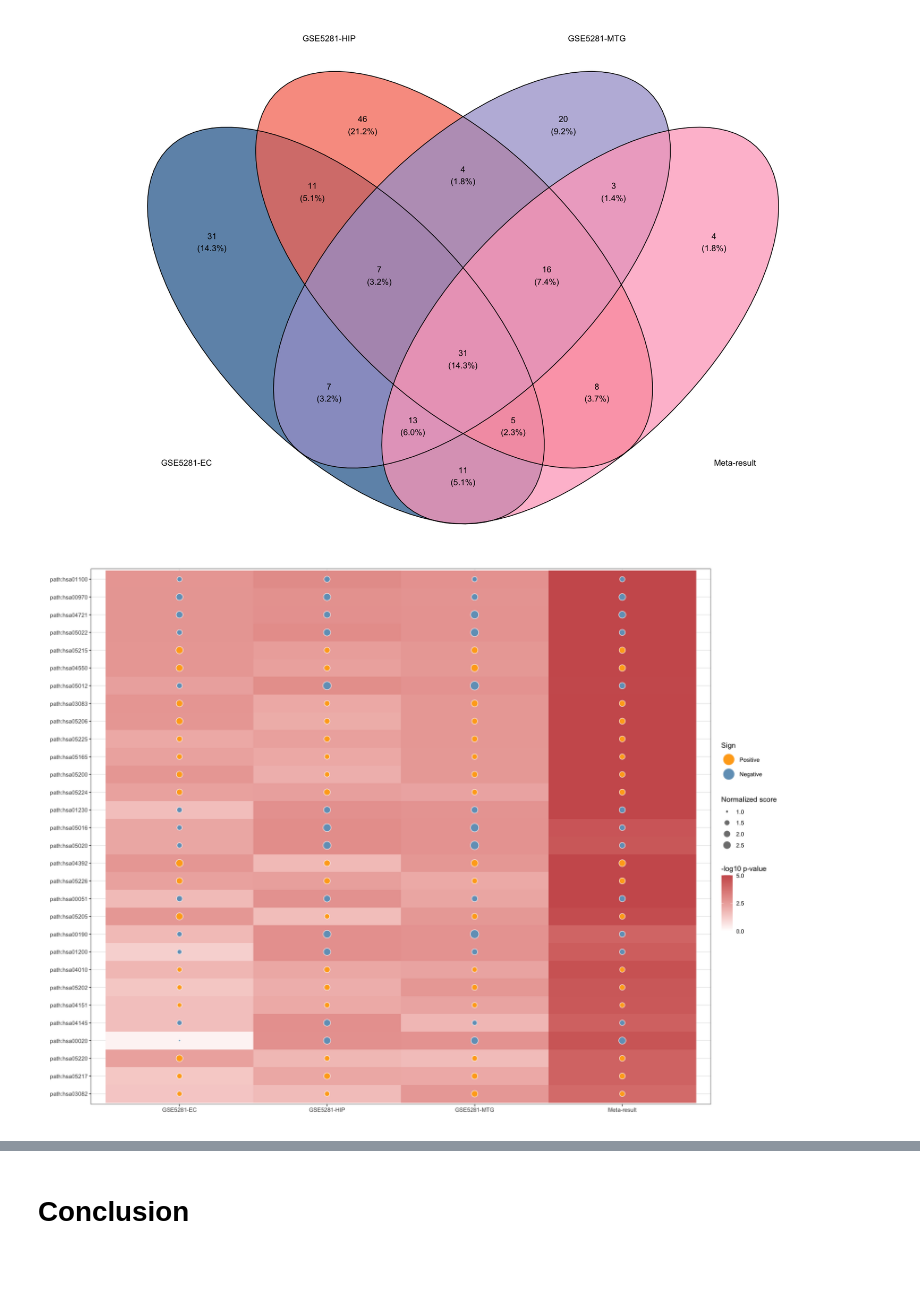
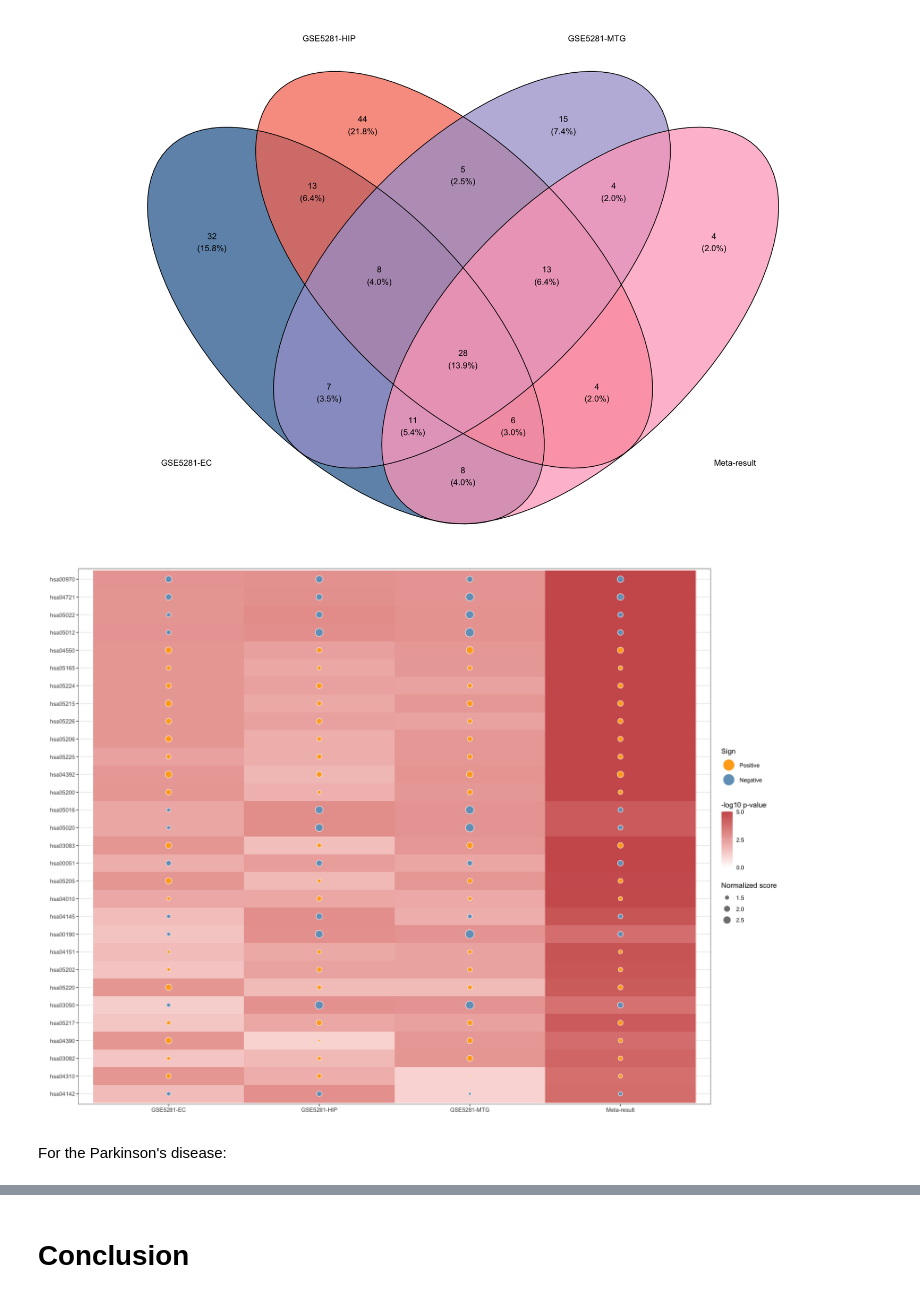
Before and after one commit to NIGMS/Consensus-Pathway-Analysis-in-the-Cloud, a Jupyter notebook: Module05-Meta_Analysis.ipynb, the cells around one changed output, grey strips where cells are left out. Cells and saved outputs as stored; diff of their text form; code cells hidden in the pictures; blank space fills up the shorter version.

```diff
--- a/Module05-Meta_Analysis.ipynb
+++ b/Module05-Meta_Analysis.ipynb
@@ -143,7 +197,8 @@ names(allData) <- data.IDs
 # Remove empty dataset
 allData <- allData[!sapply(allData, is.null)]
 # Get all human geneset
-geneSet <- getKEGGGeneSet("hsa")
+suppressWarnings({suppressMessages({geneSet <- gmt2geneset("./data/KEGG_pathways.gmt")})})
+
 # Get unique geneset
 genes <- unique(unlist(geneSet))
 # Parameter to set the number of permutations
@@ -579,4 +635,14 @@ GSE5281M_result <- plots.enrichment.data[["GSE5281-MTG"]]$res
 GSE5281M_result$p.value <- GSE5281M_result$pval
 GSE5281M_result$ID <- GSE5281M_result$pathway
 
-PAResults <- list("GSE5281-EC" = GSE52810_result, "GSE5281-HIP" = GSE5281H_result, "GSE5281-MTG" = GSE5281M_result)
+GSE99039_result <- plots.enrichment.data[["GSE99039"]]$res
+GSE99039_result$p.value <- GSE99039_result$pval
+GSE99039_result$ID <- GSE99039_result$pathway
+
+GSE20292_result <- plots.enrichment.data[["GSE20292"]]$res
+GSE20292_result$p.value <- GSE20292_result$pval
+GSE20292_result$ID <- GSE20292_result$pathway
+
+alzheimer_PAResults <- list("GSE5281-EC" = GSE52810_result, "GSE5281-HIP" = GSE5281H_result, "GSE5281-MTG" = GSE5281M_result)
+
+parkinson_PAResults <- list("GSE99039" = GSE99039_result, "GSE20292" = GSE20292_result)
@@ -923,12 +1015,19 @@ We can now use visualization methods to compare the difference between pathway a
 # %%
-meta_results <- split(metaESRes, metaESRes$disease)$ALZHEIMER
+meta_Aresults <- split(metaESRes, metaESRes$disease)$ALZHEIMER
 
 # Change the name of the columns in the result table for plotting
-colnames(meta_results) <- c("disease", "ID", "NES", "NES.sd", "p.value", "count")
-head(meta_results)
+colnames(meta_Aresults) <- c("disease", "ID", "NES", "NES.sd", "p.value", "count")
+head(meta_Aresults)
+
+meta_Presults <- split(metaESRes, metaESRes$disease)$PARKINSON
+# Change the name of the columns in the result table for plotting
+colnames(meta_Presults) <- c("disease", "ID", "NES", "NES.sd", "p.value", "count")
+head(meta_Presults)
 
 # Include the meta result to the data list
-PAResults[["Meta-result"]] <- meta_results
+alzheimer_PAResults[["Meta-result"]] <- meta_Aresults
+
+parkinson_PAResults[["Meta-result"]] <- meta_Presults
 # %% [output]
 A data.frame: 6 × 6
 |  | disease | ID | NES | NES.sd | p.value | count |
@@ -947,12 +1057,14 @@ plotVenn(PAResults, useFDR = FALSE, stat = "p.value")
 [figure]
 # %%
 # Select pathways to create heatmap
-pathway_IDs <- meta_results[order(meta_results$p.value), ]$ID
+pathway_IDs <- meta_Aresults[order(meta_Aresults$p.value), ]$ID
 selectedPathways <- pathway_IDs[1:30]
 
 # Create the heatmap plot
 options(repr.plot.width = 16, repr.plot.height = 12)
 
-plotPathwayHeatmap(PAResults, yAxis = "ID", useFDR = FALSE, selectedPathways = selectedPathways)
+plotPathwayHeatmap(alzheimer_PAResults, yAxis = "ID", useFDR = FALSE, selectedPathways = selectedPathways)
 # %% [output]
-[figure, old version]
+[figure, new version]
+# %% [markdown]
+For the Parkinson's disease:
```
Also changed, not shown: parts of 38 cells of this notebook, 1 other file.
